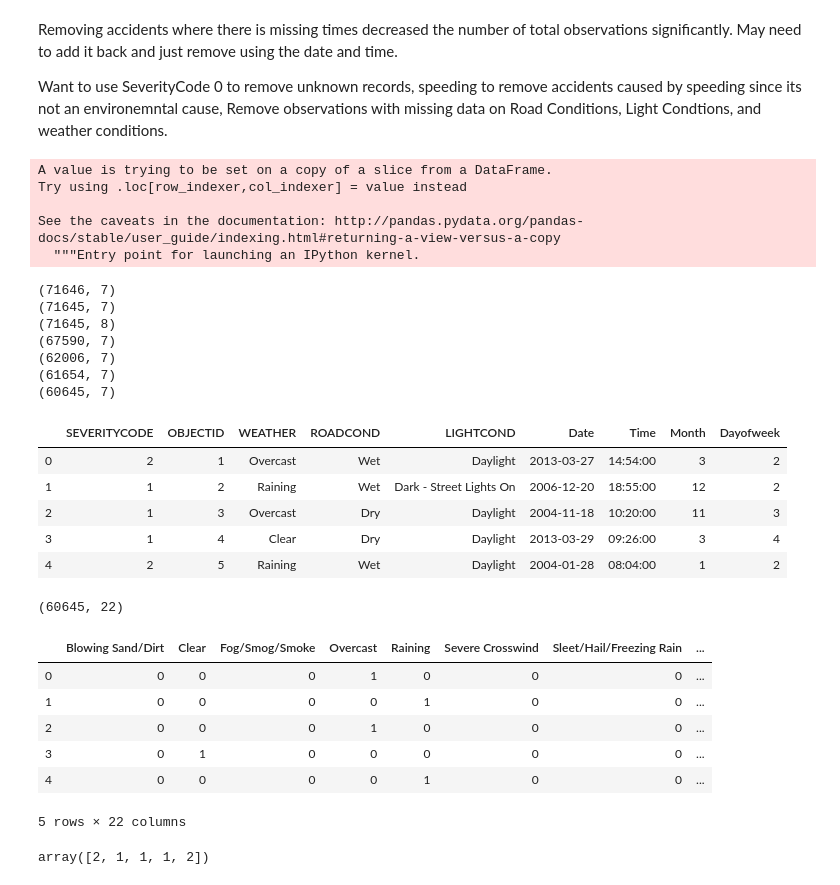
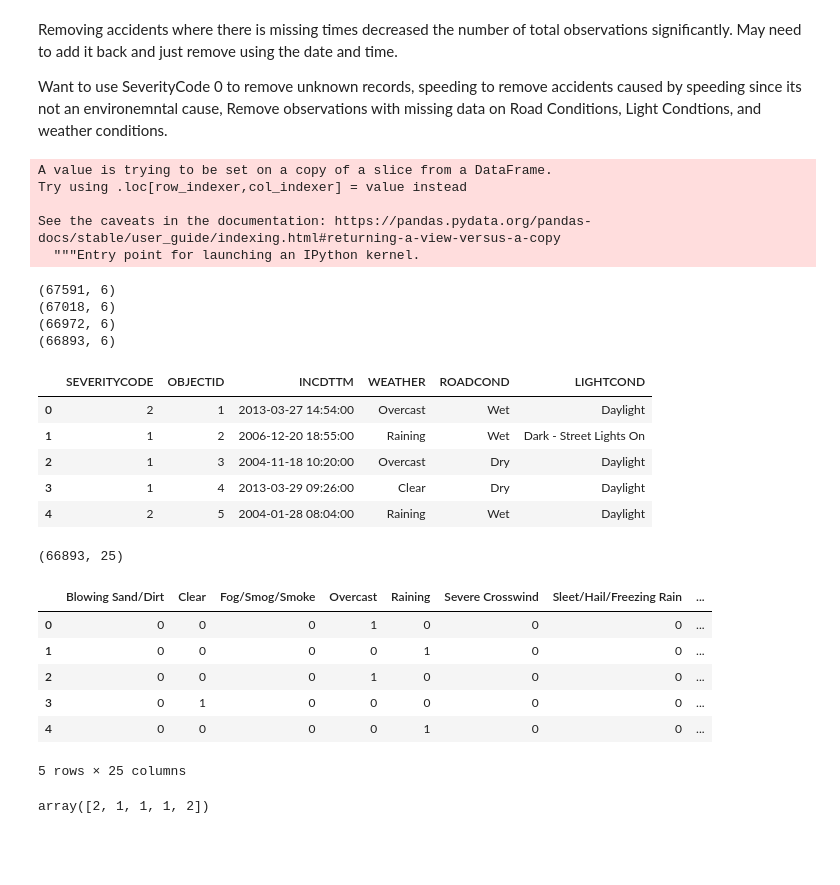
Before and after one commit to fabelperez/DataScienceCapstoneRepo, a Jupyter notebook: applieddscapstone.ipynb, the cells around one changed output. Cells and saved outputs as stored; diff of their text form; code cells hidden in the pictures; blank space fills up the shorter version.

```diff
--- a/applieddscapstone.ipynb
+++ b/applieddscapstone.ipynb
@@ -59,19 +59,19 @@ Want to use SeverityCode 0 to remove unknown records, speeding to remove acciden
 df['INCDTTM'] = pd.to_datetime(df['INCDTTM'])
 
 #Removing Null Times/Separating Date&Time Column into 2.
-print(df.shape)
-dtna_con = (df['INCDTTM'].isnull()==True)
-df = df.loc[~(dtna_con),:]
-print(df.shape)
+##print(df.shape)
+##dtna_con = (df['INCDTTM'].isnull()==True)
+##df = df.loc[~(dtna_con),:]
+##print(df.shape)
 
 #Removing Timestamps (?)
 #timena_con =(df['INCDTTM'].apply(lambda x: str(x.time())!= "00:00:00"))
 #df = df.loc[timena_con,:]
 
-df['Date'],df['Time'] = df['INCDTTM'].apply(lambda x:x.date()),df['INCDTTM'].apply(lambda x:x.time())
+##df['Date'],df['Time'] = df['INCDTTM'].apply(lambda x:x.date()),df['INCDTTM'].apply(lambda x:x.time())
 
-df.drop('INCDTTM', axis=1, inplace=True)
-print(df.shape)
+##df.drop('INCDTTM', axis=1, inplace=True)
+##print(df.shape)
 
 #Now removing accidents caused by speeding specifically
 spd_con = (df['SPEEDING'].apply(lambda x:x=='Y'))
@@ -81,7 +81,7 @@ print(df.shape)
 
 #Removing samples wth no weather data
 weather_con = (df['WEATHER'].apply(lambda x: pd.isnull(x)==True\
-                    or x=='Unknown'\
+                    #or x=='Unknown'\
                     or x=='Other')\
                     )
 
@@ -90,7 +90,7 @@ print(df.shape)
 
 #Removing samples wth no Road Condition data
 road_con = (df['ROADCOND'].apply(lambda x: pd.isnull(x)==True\
-                    or x=='Unknown'\
+                    #or x=='Unknown'\
                     or x=='Other')\
                     )
 
@@ -99,7 +99,7 @@ print(df.shape)
 
 #Removing samples wth no Lighting Condition data
 light_con = (df['LIGHTCOND'].apply(lambda x: pd.isnull(x)==True\
-                    or x=='Unknown'\
+                    #or x=='Unknown'\
                     or x=='Other')\
                     )
 
@@ -109,15 +109,12 @@ print(df.shape)
 A value is trying to be set on a copy of a slice from a DataFrame.
 Try using .loc[row_indexer,col_indexer] = value instead
 
-See the caveats in the documentation: http://pandas.pydata.org/pandas-docs/stable/user_guide/indexing.html#returning-a-view-versus-a-copy
+See the caveats in the documentation: https://pandas.pydata.org/pandas-docs/stable/user_guide/indexing.html#returning-a-view-versus-a-copy
   """Entry point for launching an IPython kernel.
-(71646, 7)
-(71645, 7)
-(71645, 8)
-(67590, 7)
-(62006, 7)
-(61654, 7)
-(60645, 7)
+(67591, 6)
+(67018, 6)
+(66972, 6)
+(66893, 6)
 # %%
 # Checking the current SeverityCodes in the dataset
 #print(set(df['SEVERITYCODE'].values))
@@ -130,23 +127,23 @@ See the caveats in the documentation: http://pandas.pydata.org/pandas-docs/stabl
 #(df['SPEEDING'].apply(lambda x:np.isnan(x)))
 # %%
 #finding which months have the most accidents
-df['Month'] = pd.to_datetime(df['Date']).dt.month.values
-df['Month'].head()
-df['Dayofweek'] = pd.to_datetime(df['Date']).dt.dayofweek
+##df['Month'] = pd.to_datetime(df['Date']).dt.month.values
+##df['Month'].head()
+##df['Dayofweek'] = pd.to_datetime(df['Date']).dt.dayofweek
 df.head()
 
 #bins = np.linspace(df.Dayofweek.min(), df.Dayofweek.max(), 10)
 #g = sns.FacetGrid(df, col="Month", hue="SEVERITYCODE", palette="Set1", col_wrap=2)
 #g.map(plt.hist, 'Dayofweek', bins=bins, ec="k")
 #g.axes[-1].legend()
 #plt.show()
 # %% [output]
-|  | SEVERITYCODE | OBJECTID | WEATHER | ROADCOND | LIGHTCOND | Date | Time | Month | Dayofweek |
-| 0 | 2 | 1 | Overcast | Wet | Daylight | 2013-03-27 | 14:54:00 | 3 | 2 |
-| 1 | 1 | 2 | Raining | Wet | Dark - Street Lights On | 2006-12-20 | 18:55:00 | 12 | 2 |
-| 2 | 1 | 3 | Overcast | Dry | Daylight | 2004-11-18 | 10:20:00 | 11 | 3 |
-| 3 | 1 | 4 | Clear | Dry | Daylight | 2013-03-29 | 09:26:00 | 3 | 4 |
-| 4 | 2 | 5 | Raining | Wet | Daylight | 2004-01-28 | 08:04:00 | 1 | 2 |
+|  | SEVERITYCODE | OBJECTID | INCDTTM | WEATHER | ROADCOND | LIGHTCOND |
+| 0 | 2 | 1 | 2013-03-27 14:54:00 | Overcast | Wet | Daylight |
+| 1 | 1 | 2 | 2006-12-20 18:55:00 | Raining | Wet | Dark - Street Lights On |
+| 2 | 1 | 3 | 2004-11-18 10:20:00 | Overcast | Dry | Daylight |
+| 3 | 1 | 4 | 2013-03-29 09:26:00 | Clear | Dry | Daylight |
+| 4 | 2 | 5 | 2004-01-28 08:04:00 | Raining | Wet | Daylight |
 # %%
 Feature2 = pd.concat([# \df[["Month"]],\
                      pd.get_dummies(df['WEATHER']),\
@@ -157,14 +154,14 @@ X = Feature2
 print(X.shape)
 X.head()
 # %% [output]
-(60645, 22)
+(66893, 25)
 |  | Blowing Sand/Dirt | Clear | Fog/Smog/Smoke | Overcast | Raining | Severe Crosswind | Sleet/Hail/Freezing Rain | ... |
 | 0 | 0 | 0 | 0 | 1 | 0 | 0 | 0 | ... |
 | 1 | 0 | 0 | 0 | 0 | 1 | 0 | 0 | ... |
 | 2 | 0 | 0 | 0 | 1 | 0 | 0 | 0 | ... |
 | 3 | 0 | 1 | 0 | 0 | 0 | 0 | 0 | ... |
 | 4 | 0 | 0 | 0 | 0 | 1 | 0 | 0 | ... |
-5 rows × 22 columns
+5 rows × 25 columns
 # %%
 y = df['SEVERITYCODE'].values
 y[0:5]
```
Also changed, not shown: parts of 42 cells of this notebook.
